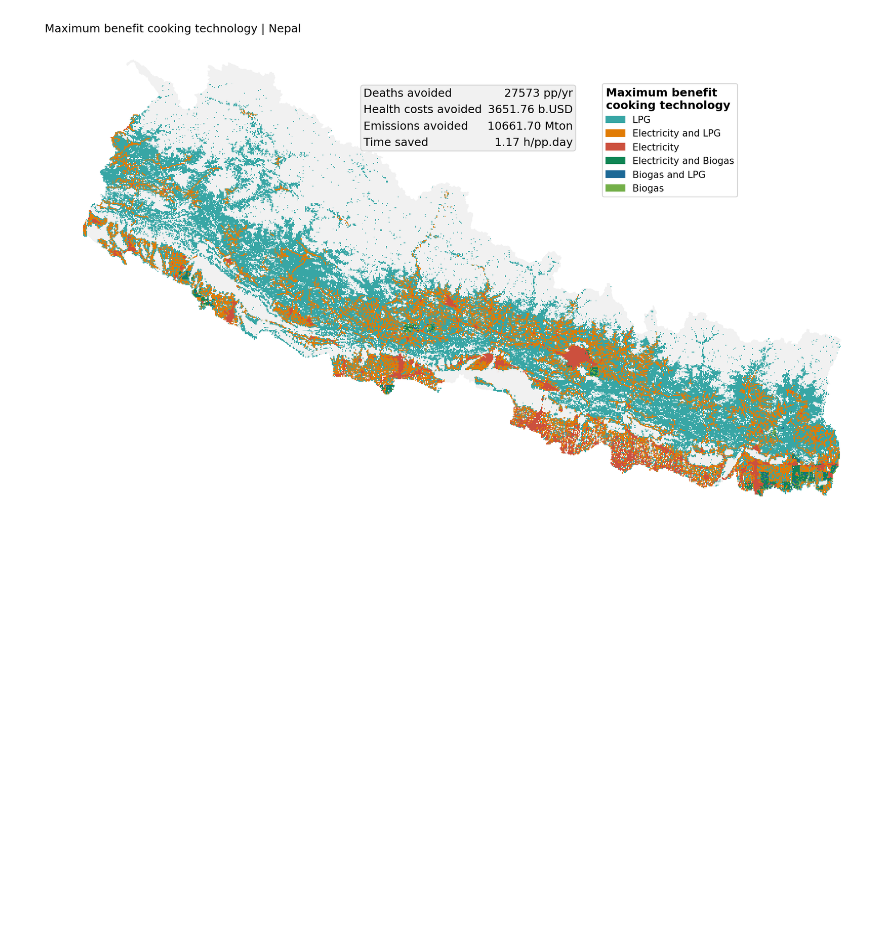
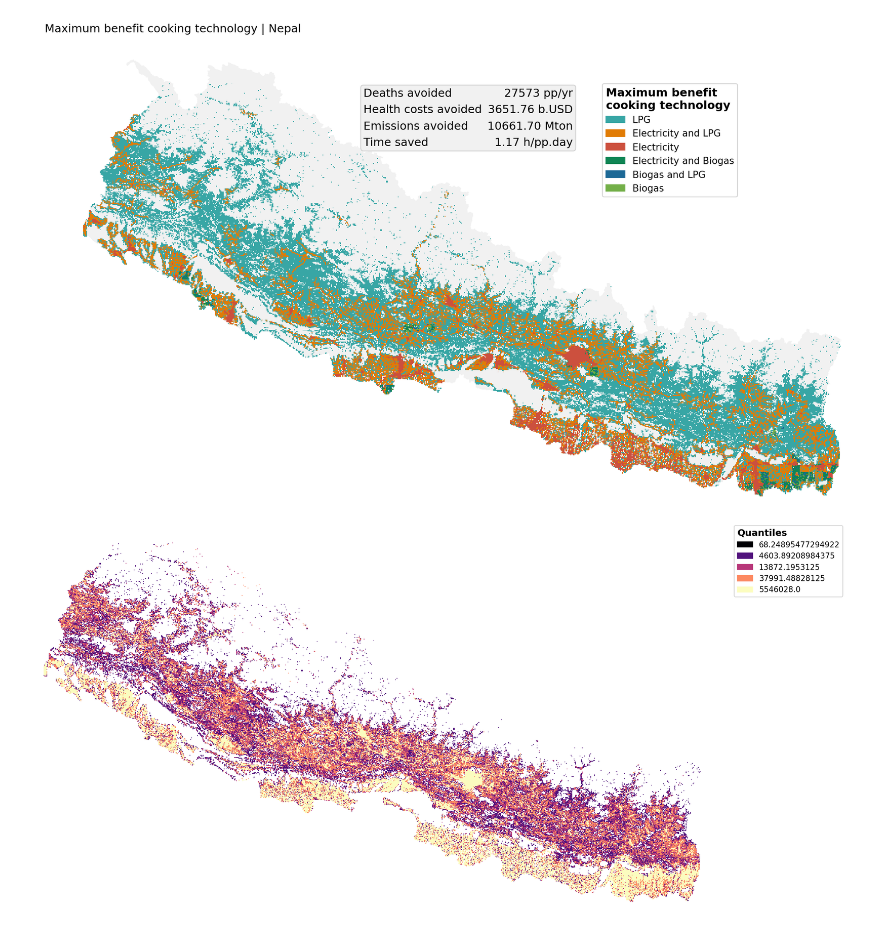
Before and after one commit to Open-Source-Spatial-Clean-Cooking-Tool/OnStove, a Jupyter notebook: Nepal runner.ipynb, the cells around one changed output. Cells and saved outputs as stored; diff of their text form; code cells hidden in the pictures; blank space fills up the shorter version.

```diff
--- a/Nepal runner.ipynb
+++ b/Nepal runner.ipynb
@@ -407,3 +407,10 @@ model.plot('max_benefit_tech', cmap=cmap, legend_position=(0.7, 0.9),
            rasterized=True, stats=True, stats_position=(0.4, 0.76))
 # %%
 model.to_raster('max_benefit_tech', cmap=cmap, labels=labels)
+# %%
+folder = r"C:\Users\camilorg\OneDrive - KTH\EGI Energy Systems\06 Projects\2021 Nepal Geospatial cooking\02 - work\OnSSTOVE cases\Elect70\Output"
+# %%
+raster = RasterLayer('', 'maximum_net_benefit_total', os.path.join(folder, 'maximum_net_benefit_total.tif'))
+raster.plot(quantiles=(0, 0.25, 0.5, 0.75, 1), cmap='magma')
+# %% [output]
+[figure, added]
```
Also changed, not shown: parts of 2 cells of this notebook, 1 other file.
